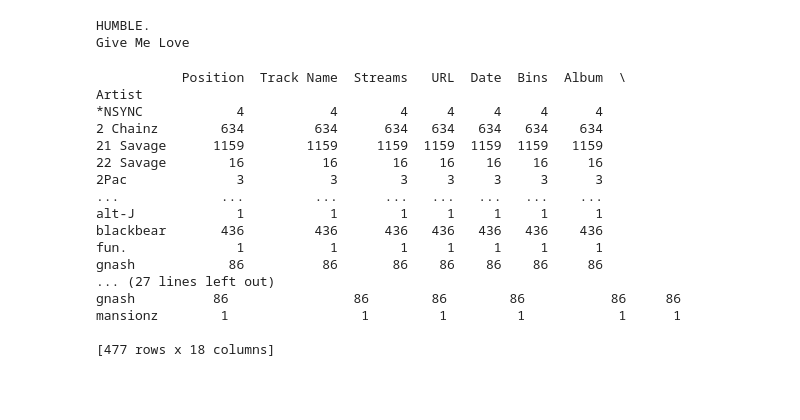
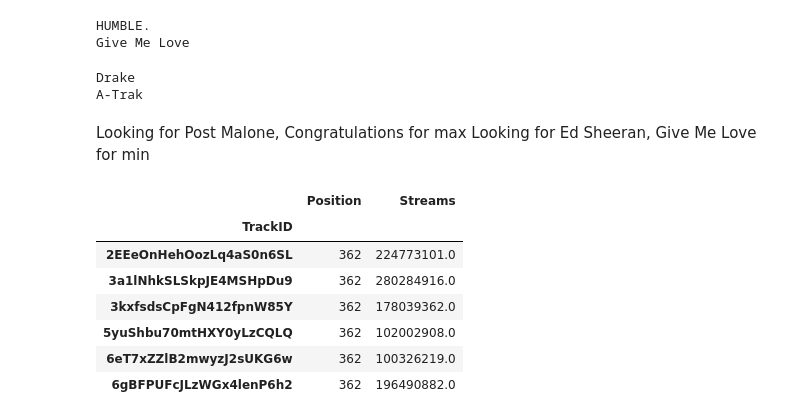
Before and after one commit to iastanehasl/Project-One, a Jupyter notebook: Spotipy_Group.ipynb, the cells around one changed output. Cells and saved outputs as stored; diff of their text form; code cells hidden in the pictures; blank space fills up the shorter version.

```diff
--- a/Spotipy_Group.ipynb
+++ b/Spotipy_Group.ipynb
@@ -90,24 +90,19 @@ print(minSong)
 # %% [output]
 HUMBLE.
 Give Me Love
-# %%
-freq = clean_Spoti.groupby(['Artist']).count()
-print(freq)
-# %% [output]
-           Position  Track Name  Streams   URL  Date  Bins  Album  \
-Artist
-*NSYNC            4           4        4     4     4     4      4
-2 Chainz        634         634      634   634   634   634    634
-21 Savage      1159        1159     1159  1159  1159  1159   1159
-22 Savage        16          16       16    16    16    16     16
-2Pac              3           3        3     3     3     3      3
-...             ...         ...      ...   ...   ...   ...    ...
-alt-J             1           1        1     1     1     1      1
-blackbear       436         436      436   436   436   436    436
-fun.              1           1        1     1     1     1      1
-gnash            86          86       86    86    86    86     86
-... (27 lines left out)
-gnash          86                86        86        86           86     86
-mansionz        1                 1         1         1            1      1
-
-[477 rows x 18 columns]
+# %%
+freqArt = clean_Spoti.groupby(['Artist']).count()
+
+freqArt_df = pd.DataFrame(data=freqArt)
+
+freqArtMax = freqArt_df.idxmax()[0]
+freqArtMin = freqArt_df.idxmin()[0]
+
+print(freqArtMax)
+print(freqArtMin)
+# %% [output]
+Drake
+A-Trak
+# %% [markdown]
+Looking for Post Malone, Congratulations for max
+Looking for Ed Sheeran, Give Me Love for min
@@ -113,0 +123,11 @@ mansionz        1                 1         1         1            1      1
+# %%
+freqSongMax
+# %% [output]
+|  | Position | Streams |
+| TrackID |  |  |
+| 2EEeOnHehOozLq4aS0n6SL | 362 | 224773101.0 |
+| 3a1lNhkSLSkpJE4MSHpDu9 | 362 | 280284916.0 |
+| 3kxfsdsCpFgN412fpnW85Y | 362 | 178039362.0 |
+| 5yuShbu70mtHXY0yLzCQLQ | 362 | 102002908.0 |
+| 6eT7xZZlB2mwyzJ2sUKG6w | 362 | 100326219.0 |
+| 6gBFPUFcJLzWGx4lenP6h2 | 362 | 196490882.0 |
```
Also changed, not shown: parts of 9 cells of this notebook.
